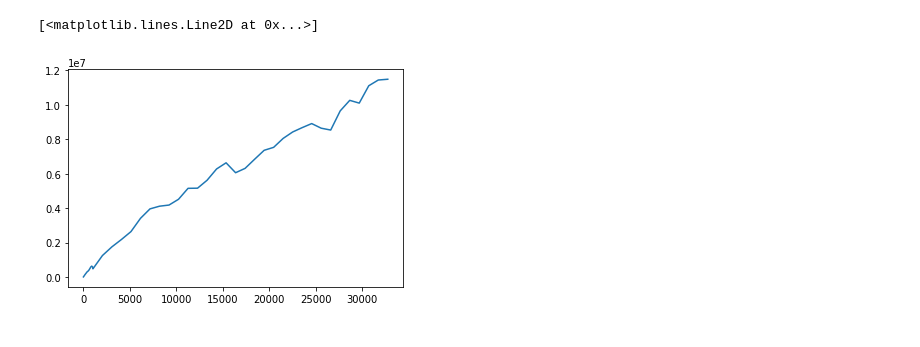
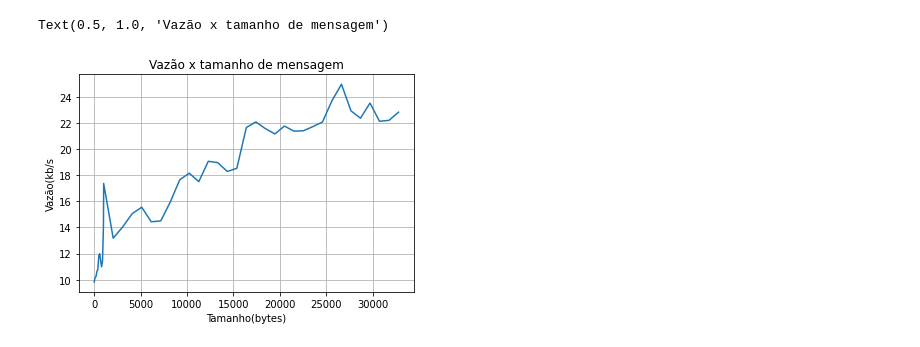
Before and after one commit to vic-torr/networks, a Jupyter notebook: tp2/data_analysis.ipynb, the cells around one changed output. Drawn from its saved outputs; the diff is of its cells as text; code cells hidden in the pictures.

```diff
--- a/tp2/data_analysis.ipynb
+++ b/tp2/data_analysis.ipynb
@@ -34,5 +29,0 @@ Index(['experimento_0', 'experimento_1', 'media'], dtype='object')
-# %%
-columns = latency_chart.columns[1:]
-for i in columns:
-    fig, ax = plt.subplots()
-    ax.plot(latency_chart['tamanho(bytes)'], latency_chart[i])
@@ -43,6 +30,10 @@ for i in columns:
-# %%
-fig, ax = plt.subplots()
-ax.plot(data['tamanho(bytes)'], data['vazao(bps)'])
-# %% [output]
-[<matplotlib.lines.Line2D at 0x...>]
-[figure, removed]
+# %%
+    fig, ax = plt.subplots()
+    ax.plot(latency_chart['tamanho(bytes)'], 1000*latency_chart['media'])
+    ax.grid(True)
+    ax.set_ylabel('Vazão(kb/s')
+    ax.set_xlabel('Tamanho(bytes)')
+    ax.set_title('Vazão x tamanho de mensagem')
+# %% [output]
+Text(0.5, 1.0, 'Vazão x tamanho de mensagem')
+[figure, added]
```
Also changed, not shown: parts of 6 cells of this notebook.
